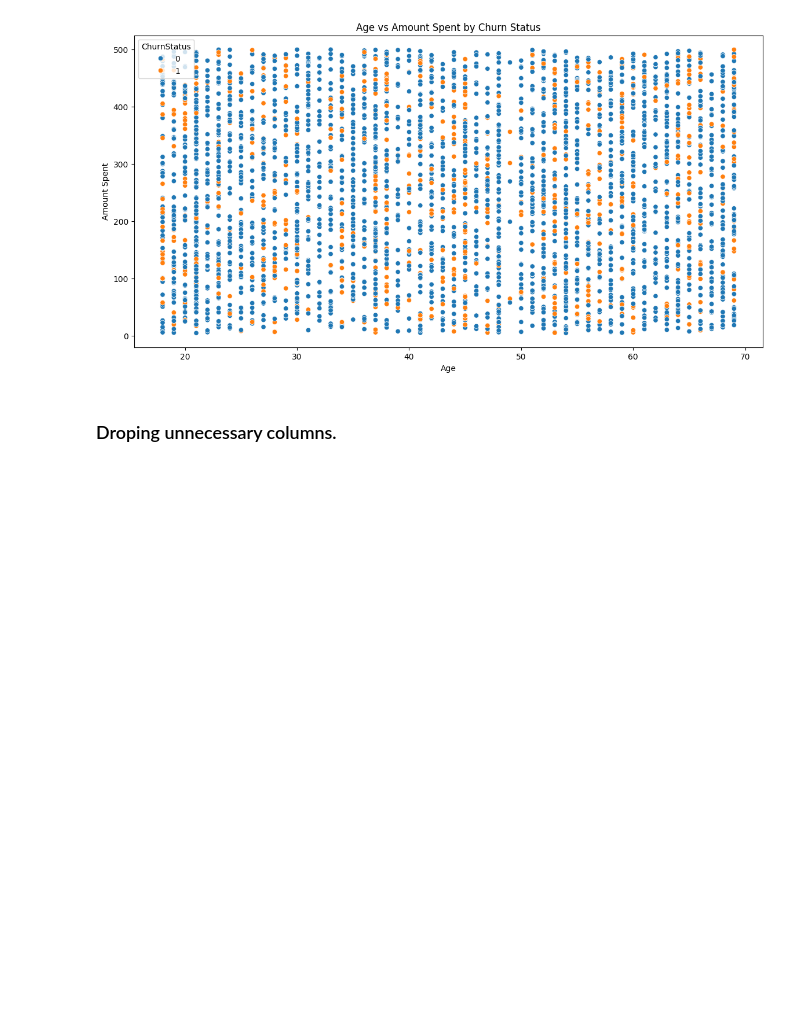
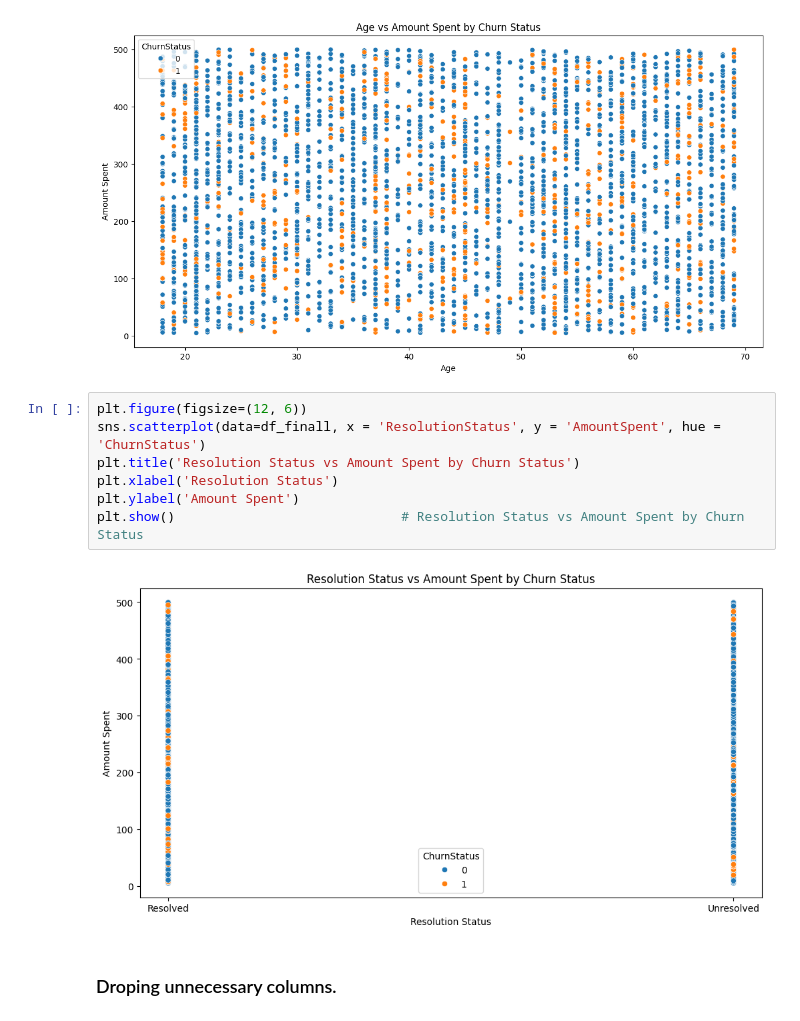
Before and after one commit to 87690ut/Virtual-Internships-Portfolio, a Jupyter notebook: Lloyds_Customer_Churn_Analysis/Llyods_Customer_Churn_Prediction-Analysis.ipynb, the cells around one changed output. Cells and saved outputs as stored; diff of their text form; blank space fills up the shorter version.

Commit message:
relation between resolution status and amount spentt by churn status on scatter plot.

```diff
--- a/Lloyds_Customer_Churn_Analysis/Llyods_Customer_Churn_Prediction-Analysis.ipynb
+++ b/Lloyds_Customer_Churn_Analysis/Llyods_Customer_Churn_Prediction-Analysis.ipynb
@@ -201,6 +210,15 @@ plt.ylabel('Amount Spent')
 plt.show()                             # Age vs Amount Spent by Churn Status
 # %% [output]
 [figure]
+# %%
+plt.figure(figsize=(12, 6))
+sns.scatterplot(data=df_finall, x = 'ResolutionStatus', y = 'AmountSpent', hue = 'ChurnStatus')
+plt.title('Resolution Status vs Amount Spent by Churn Status')
+plt.xlabel('Resolution Status')
+plt.ylabel('Amount Spent')
+plt.show()                             # Resolution Status vs Amount Spent by Churn Status
+# %% [output]
+[figure, added]
 # %% [markdown]
 ### Droping unnecessary columns.
 # %%
```
Also changed, not shown: parts of 1 cell of this notebook.
